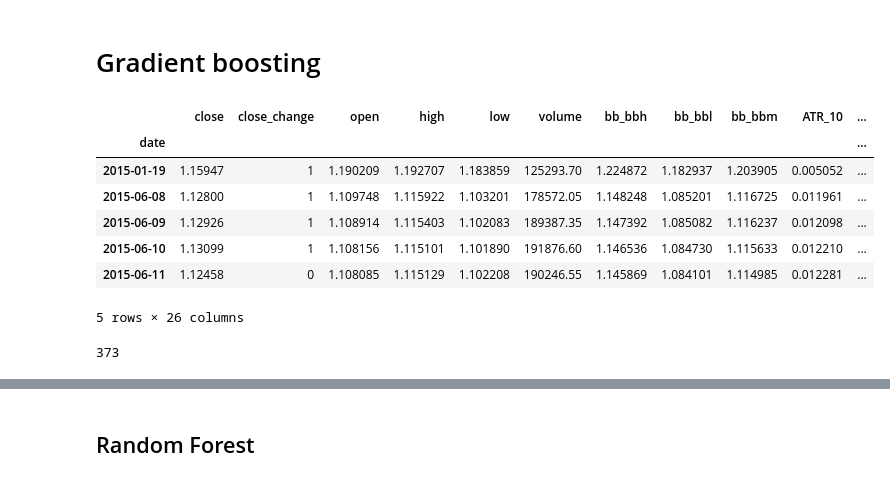
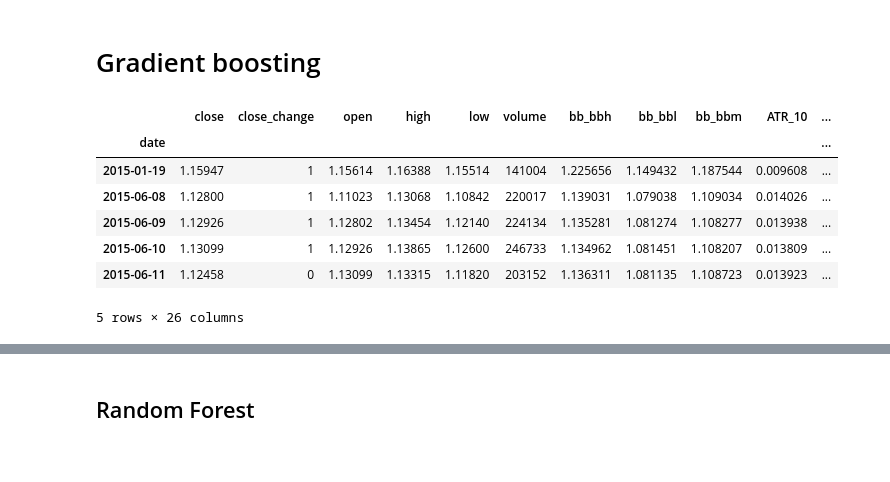
Before and after one commit to razmarrus/diploma, a Jupyter notebook: Ensembles_classification.ipynb, the cells around one changed output, grey strips where cells are left out. Drawn from its saved outputs; the diff is of its cells as text; code cells hidden in the pictures.

```diff
--- a/Ensembles_classification.ipynb
+++ b/Ensembles_classification.ipynb
@@ -21,14 +27,14 @@ Populating the interactive namespace from numpy and matplotlib
 # %% [markdown]
 # Gradient boosting
 # %%
-df = pd.read_csv('data_ML_19_05.csv', index_col=['date'], parse_dates=['date'], dayfirst=True)
+df = pd.read_csv('data_ML_25_05.csv', index_col=['date'], parse_dates=['date'], dayfirst=True)
 df.head()
 # %% [output]
 |  | close | close_change | open | high | low | volume | bb_bbh | bb_bbl | bb_bbm | ATR_10 | ... |
 | date |  |  |  |  |  |  |  |  |  |  | ... |
-| 2015-01-19 | 1.15947 | 1 | 1.190209 | 1.192707 | 1.183859 | 125293.70 | 1.224872 | 1.182937 | 1.203905 | 0.005052 | ... |
-| 2015-06-08 | 1.12800 | 1 | 1.109748 | 1.115922 | 1.103201 | 178572.05 | 1.148248 | 1.085201 | 1.116725 | 0.011961 | ... |
-| 2015-06-09 | 1.12926 | 1 | 1.108914 | 1.115403 | 1.102083 | 189387.35 | 1.147392 | 1.085082 | 1.116237 | 0.012098 | ... |
-| 2015-06-10 | 1.13099 | 1 | 1.108156 | 1.115101 | 1.101890 | 191876.60 | 1.146536 | 1.084730 | 1.115633 | 0.012210 | ... |
-| 2015-06-11 | 1.12458 | 0 | 1.108085 | 1.115129 | 1.102208 | 190246.55 | 1.145869 | 1.084101 | 1.114985 | 0.012281 | ... |
+| 2015-01-19 | 1.15947 | 1 | 1.15614 | 1.16388 | 1.15514 | 141004 | 1.225656 | 1.149432 | 1.187544 | 0.009608 | ... |
+| 2015-06-08 | 1.12800 | 1 | 1.11023 | 1.13068 | 1.10842 | 220017 | 1.139031 | 1.079038 | 1.109034 | 0.014026 | ... |
+| 2015-06-09 | 1.12926 | 1 | 1.12802 | 1.13454 | 1.12140 | 224134 | 1.135281 | 1.081274 | 1.108277 | 0.013938 | ... |
+| 2015-06-10 | 1.13099 | 1 | 1.12926 | 1.13865 | 1.12600 | 246733 | 1.134962 | 1.081451 | 1.108207 | 0.013809 | ... |
+| 2015-06-11 | 1.12458 | 0 | 1.13099 | 1.13315 | 1.11820 | 203152 | 1.136311 | 1.081135 | 1.108723 | 0.013923 | ... |
 5 rows × 26 columns
@@ -35,9 +49,6 @@ df.head()
 # %%
 train_part = int(len(df.close)*0.8)
 test_part = len(df.close) - train_part
-test_part
-# %% [output]
-373
 # %%
 X_train = df.copy(deep=True)
 X_train.drop(['close_change', 'close'],axis=1, inplace= True)
```
Also changed, not shown: parts of 28 cells of this notebook, 3 other files.
